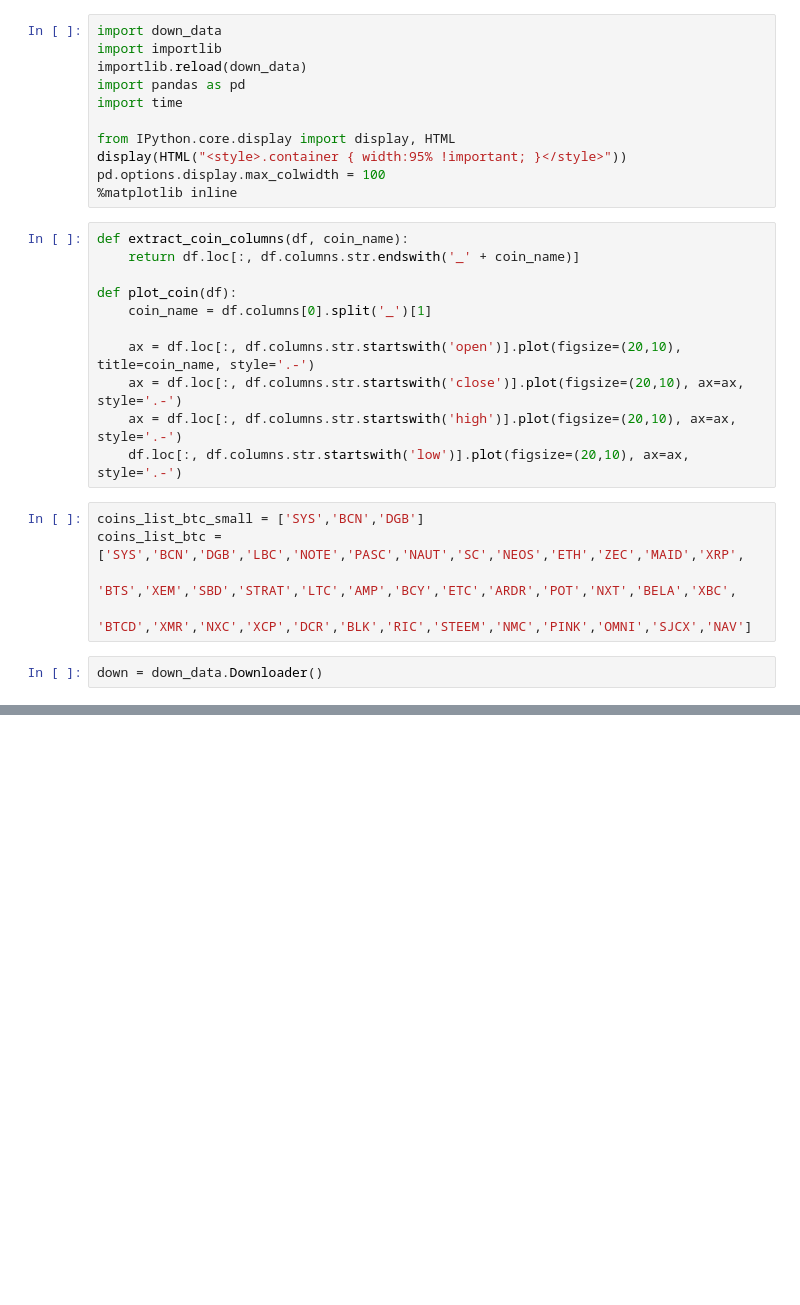
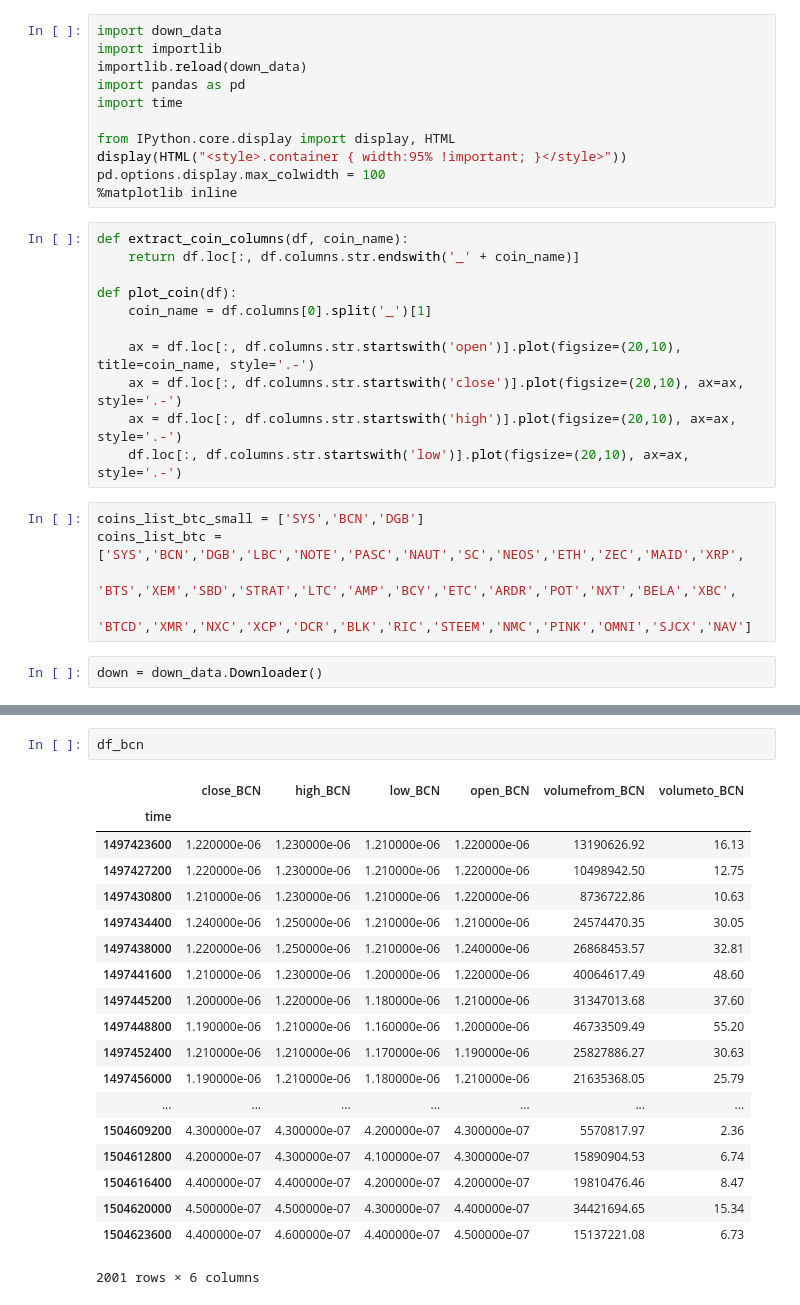
Before and after one commit to SupermanAdam007/Crypto_history_funn, a Jupyter notebook: Crypto_history_funn.ipynb, the cells around one changed output, grey strips where cells are left out. Saved outputs shown, nothing was run; the diff lists cells and outputs as text; blank space fills up the shorter version.

```diff
--- a/Crypto_history_funn.ipynb
+++ b/Crypto_history_funn.ipynb
@@ -74,2 +80,24 @@ df_big.head()
+# %%
+df_bcn
+# %% [output]
+|  | close_BCN | high_BCN | low_BCN | open_BCN | volumefrom_BCN | volumeto_BCN |
+| time |  |  |  |  |  |  |
+| 1497423600 | 1.220000e-06 | 1.230000e-06 | 1.210000e-06 | 1.220000e-06 | 13190626.92 | 16.13 |
+| 1497427200 | 1.220000e-06 | 1.230000e-06 | 1.210000e-06 | 1.220000e-06 | 10498942.50 | 12.75 |
+| 1497430800 | 1.210000e-06 | 1.230000e-06 | 1.210000e-06 | 1.220000e-06 | 8736722.86 | 10.63 |
+| 1497434400 | 1.240000e-06 | 1.250000e-06 | 1.210000e-06 | 1.210000e-06 | 24574470.35 | 30.05 |
+| 1497438000 | 1.220000e-06 | 1.250000e-06 | 1.210000e-06 | 1.240000e-06 | 26868453.57 | 32.81 |
+| 1497441600 | 1.210000e-06 | 1.230000e-06 | 1.200000e-06 | 1.220000e-06 | 40064617.49 | 48.60 |
+| 1497445200 | 1.200000e-06 | 1.220000e-06 | 1.180000e-06 | 1.210000e-06 | 31347013.68 | 37.60 |
+| 1497448800 | 1.190000e-06 | 1.210000e-06 | 1.160000e-06 | 1.200000e-06 | 46733509.49 | 55.20 |
+| 1497452400 | 1.210000e-06 | 1.210000e-06 | 1.170000e-06 | 1.190000e-06 | 25827886.27 | 30.63 |
+| 1497456000 | 1.190000e-06 | 1.210000e-06 | 1.180000e-06 | 1.210000e-06 | 21635368.05 | 25.79 |
+| ... | ... | ... | ... | ... | ... | ... |
+| 1504609200 | 4.300000e-07 | 4.300000e-07 | 4.200000e-07 | 4.300000e-07 | 5570817.97 | 2.36 |
+| 1504612800 | 4.200000e-07 | 4.300000e-07 | 4.100000e-07 | 4.300000e-07 | 15890904.53 | 6.74 |
+| 1504616400 | 4.400000e-07 | 4.400000e-07 | 4.200000e-07 | 4.200000e-07 | 19810476.46 | 8.47 |
+| 1504620000 | 4.500000e-07 | 4.500000e-07 | 4.300000e-07 | 4.400000e-07 | 34421694.65 | 15.34 |
+| 1504623600 | 4.400000e-07 | 4.600000e-07 | 4.400000e-07 | 4.500000e-07 | 15137221.08 | 6.73 |
+2001 rows × 6 columns
 # %%
 plot_coin(extract_coin_columns(df=df_big, coin_name='BCN'))
```
Also changed, not shown: parts of 4 cells of this notebook, 1 other file.
